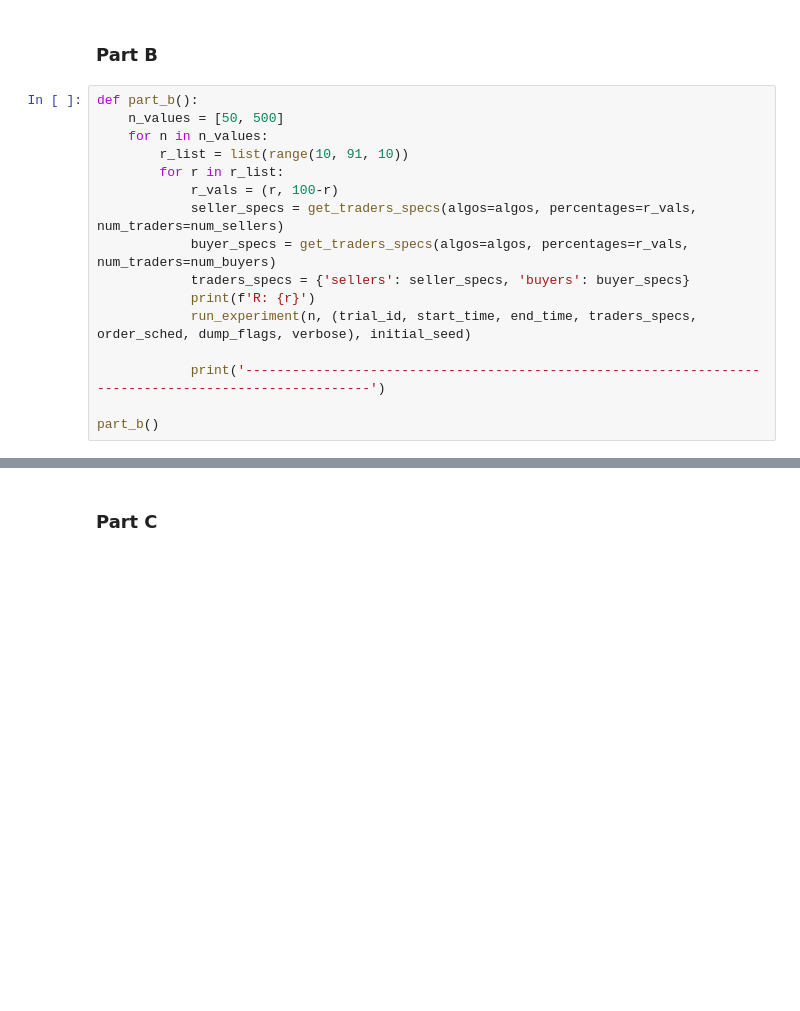
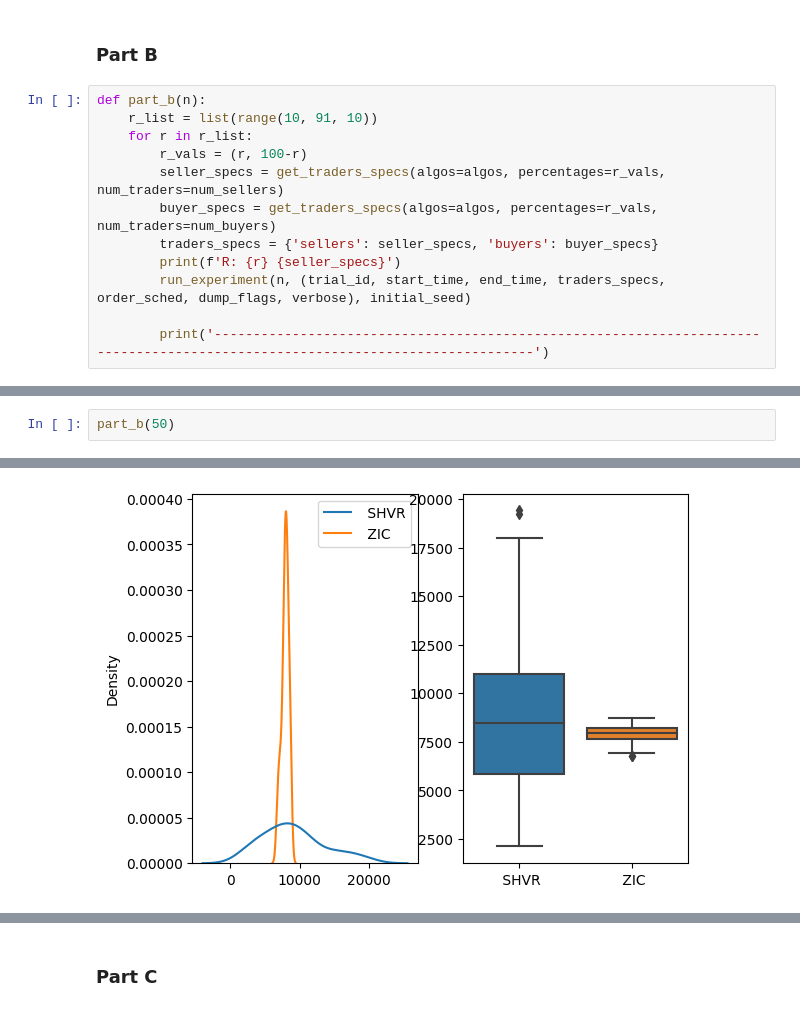
Before and after one commit to ImranZaminAli/fintech_cw, a Jupyter notebook: cw.ipynb, the cells around one changed output, grey strips where cells are left out. Saved outputs shown, nothing was run; the diff lists cells and outputs as text; blank space fills up the shorter version.

```diff
--- a/cw.ipynb
+++ b/cw.ipynb
@@ -151,18 +190,14 @@ Do not reject null hypothesis (p=0.3170595362639759). There is not enough eviden
 # %% [markdown]
 ### Part B
 # %%
-def part_b():
-    n_values = [50, 500]
-    for n in n_values:
-        r_list = list(range(10, 91, 10))
-        for r in r_list:
-            r_vals = (r, 100-r)
-            seller_specs = get_traders_specs(algos=algos, percentages=r_vals, num_traders=num_sellers)
-            buyer_specs = get_traders_specs(algos=algos, percentages=r_vals, num_traders=num_buyers)
-            traders_specs = {'sellers': seller_specs, 'buyers': buyer_specs}
-            print(f'R: {r}')
-            run_experiment(n, (trial_id, start_time, end_time, traders_specs, order_sched, dump_flags, verbose), initial_seed)
+def part_b(n):
+    r_list = list(range(10, 91, 10))
+    for r in r_list:
+        r_vals = (r, 100-r)
+        seller_specs = get_traders_specs(algos=algos, percentages=r_vals, num_traders=num_sellers)
+        buyer_specs = get_traders_specs(algos=algos, percentages=r_vals, num_traders=num_buyers)
+        traders_specs = {'sellers': seller_specs, 'buyers': buyer_specs}
+        print(f'R: {r} {seller_specs}')
+        run_experiment(n, (trial_id, start_time, end_time, traders_specs, order_sched, dump_flags, verbose), initial_seed)
 
-            print('-----------------------------------------------------------------------------------------------------')
-
-part_b()
+        print('------------------------------------------------------------------------------------------------------------------------------')
@@ -243,0 +204,3 @@ n: 500
+# %%
+part_b(50)
+# %% [output]
@@ -243,0 +224 @@ n: 500
+[figure, added]
```
Also changed, not shown: parts of 22 cells of this notebook, 1 other file.
